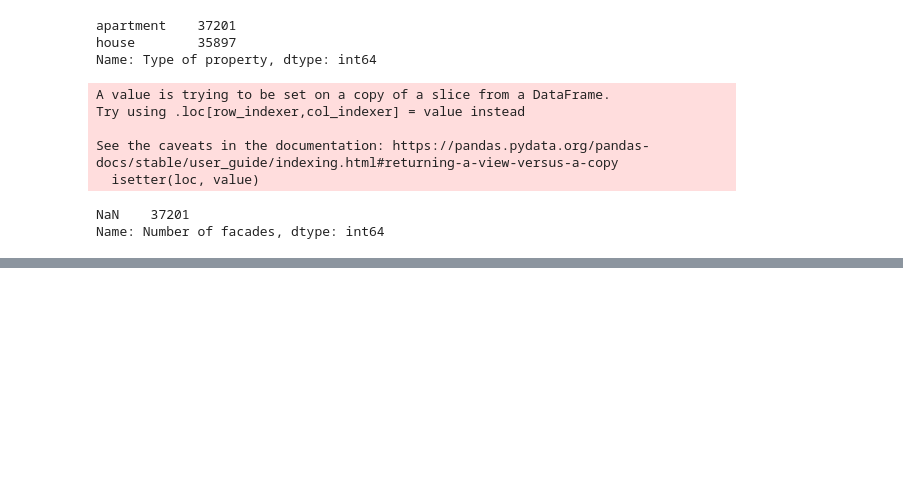
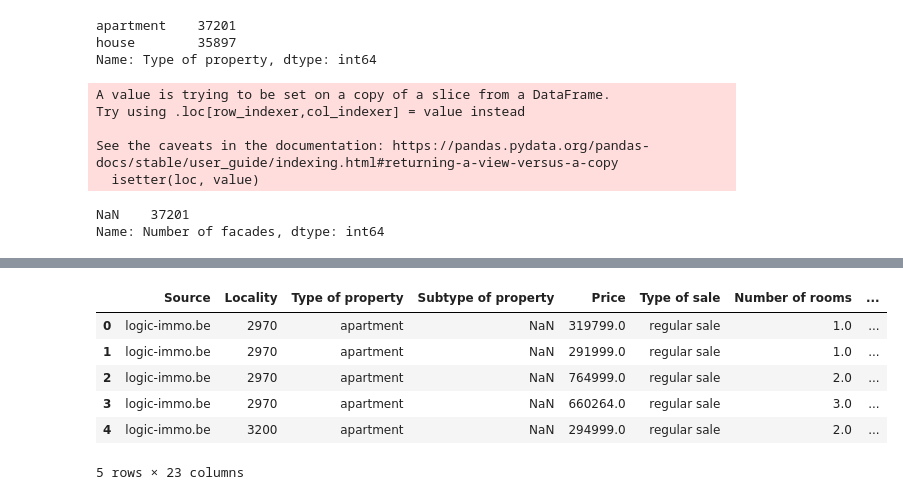
Before and after one commit to spolovynko/Challenge-Data-Analysis, a Jupyter notebook: cleaner.ipynb, the cells around one changed output, grey strips where cells are left out. Saved outputs shown, nothing was run; the diff lists cells and outputs as text; code cells hidden in the pictures; blank space fills up the shorter version.

```diff
--- a/cleaner.ipynb
+++ b/cleaner.ipynb
@@ -186,5 +186,3 @@ See the caveats in the documentation: https://pandas.pydata.org/pandas-docs/stab
   isetter(loc, value)
 NaN    37201
 Name: Number of facades, dtype: int64
-# %%
-data["Commune"] = ["Brussel" if (x >= 1000 and x < 1300) else continue for x in data["Locality"]]
@@ -215,5 +211,6 @@ def change_to_province(code):
     elif code >= 9000:
         return "Flandre Oriental","Flanders"
 # %%
-data["Province"],data["Region"] = data.apply(lambda x,y: change_to_province(x,y["Locality"]), axis=1)
+data["Province"] = data.apply(lambda x: change_to_province(x["Locality"])[0], axis=1)
+data["Region"] = data.apply(lambda x: change_to_province(x["Locality"])[1], axis=1)
 # %% [output]
@@ -261,0 +227,10 @@ SyntaxError: invalid syntax (<ipython-input-70-d4476075330d>, line 1)
+# %%
+data.head()
+# %% [output]
+|  | Source | Locality | Type of property | Subtype of property | Price | Type of sale | Number of rooms | ... |
+| 0 | logic-immo.be | 2970 | apartment | NaN | 319799.0 | regular sale | 1.0 | ... |
+| 1 | logic-immo.be | 2970 | apartment | NaN | 291999.0 | regular sale | 1.0 | ... |
+| 2 | logic-immo.be | 2970 | apartment | NaN | 764999.0 | regular sale | 2.0 | ... |
+| 3 | logic-immo.be | 2970 | apartment | NaN | 660264.0 | regular sale | 3.0 | ... |
+| 4 | logic-immo.be | 3200 | apartment | NaN | 294999.0 | regular sale | 2.0 | ... |
+5 rows × 23 columns
```
Also changed, not shown: parts of 4 cells of this notebook.
